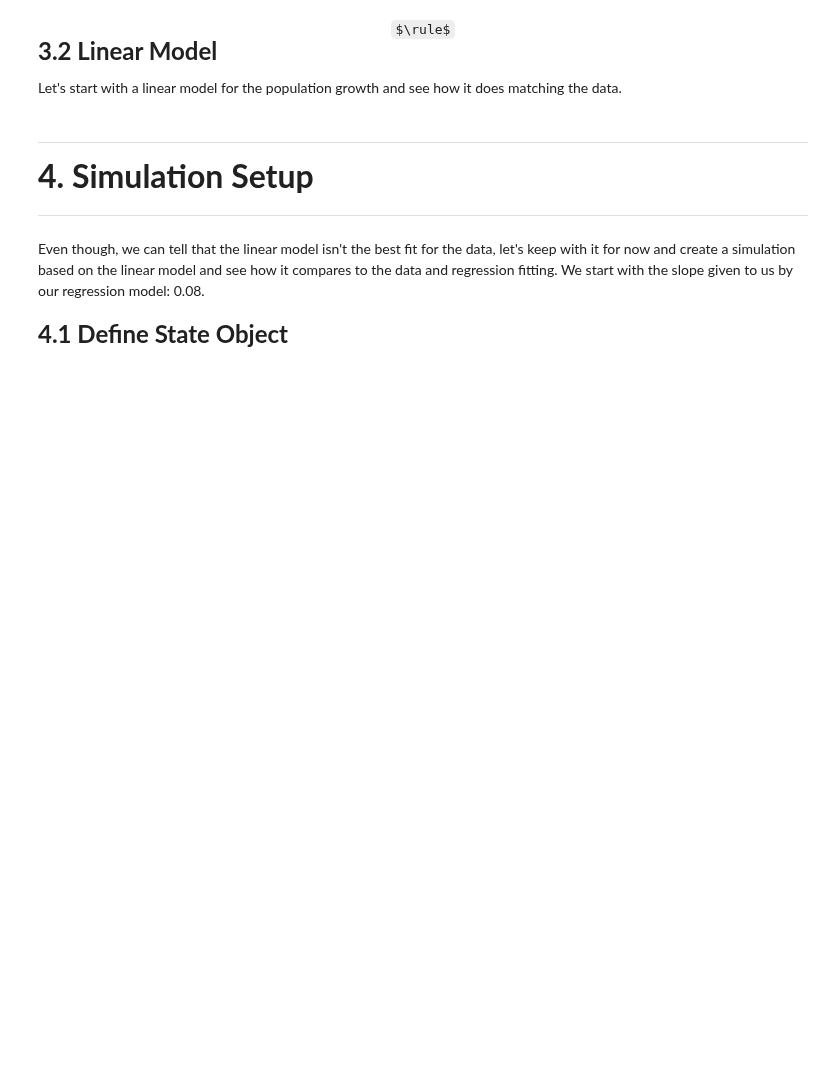
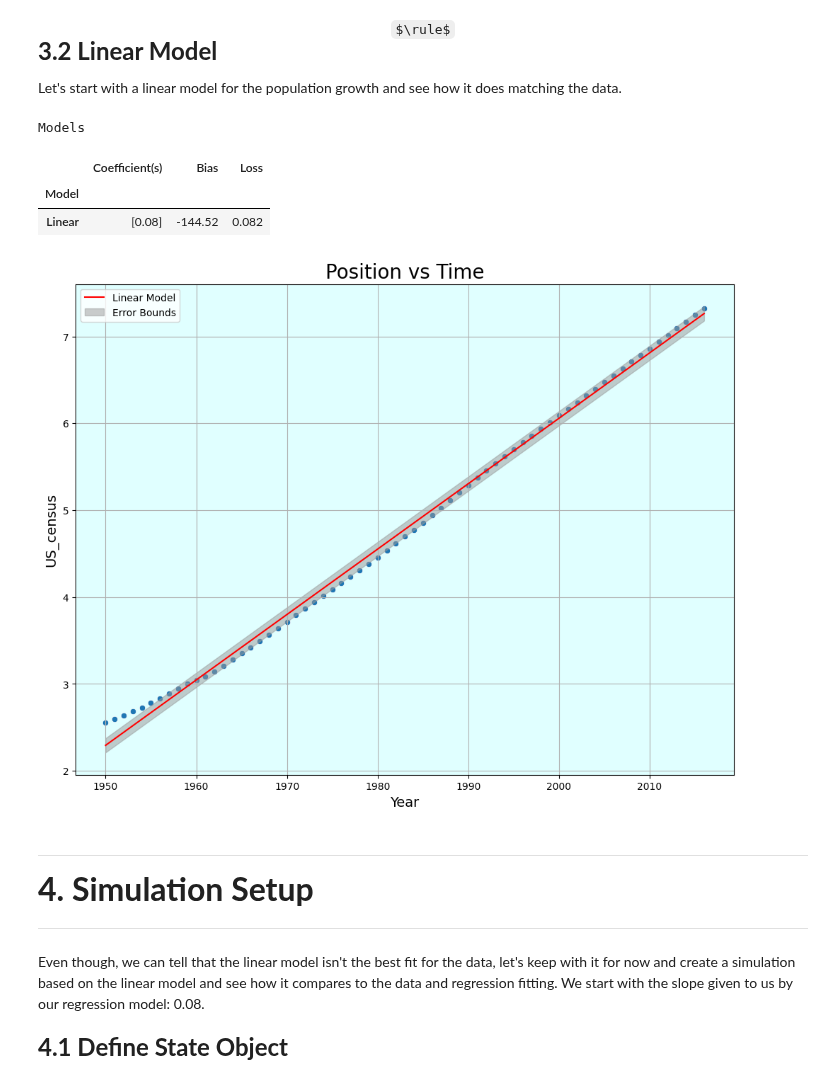
Before and after one commit to dr-bankert-augustana/PHYS_200, a Jupyter notebook: Lessons/Module_3/Lesson_3_3.ipynb, the cells around one changed output. Drawn from its saved outputs; the diff is of its cells as text; code cells hidden in the pictures; some formulas as TeX source; blank space fills up the shorter version.

```diff
--- a/Lessons/Module_3/Lesson_3_3.ipynb
+++ b/Lessons/Module_3/Lesson_3_3.ipynb
@@ -496,8 +528,6 @@ Let's start with a linear model for the population growth and see how it does ma
 ##=============================================================================================##
 ## Create the Model and Get the Results and Predictions:                                       ##
 ##=============================================================================================##
-
-display_dataframes([y],["Target Data Modified"])
 
 linear_results, linear_predictions = create_model(X, y, "Linear", bias_on = True)
 
@@ -521,33 +551,39 @@ bias_list = [linear_results["Bias"][0]]
 
 loss_list = [linear_results["Loss"][0]]
 
 # Display the results:
 
 display_model(name_list, coef_list, bias_list, loss_list, "Models")
 
 ##=============================================================================================##
 ## Create a Plot of the Data:                                                                  ##
 ##=============================================================================================##
 
 # Set the title of the plot:
 
 title = "Position vs Time"
 
 # Set the x-axis and y-axis labels:
 
 x_label = "Year"
 y_label = "US_census"
 
 # Create the model, color, and label lists:
 
 model_list = [linear_predictions]
 color_list = ["red"]
 label_list = ["Linear Model"]
 
 # Create a scatterplot of the feature data vs the target data:
 
 graph = plot_data(X[x_label], y[y_label], title, [x_label, y_label], model_list, color_list,
                   label_list, error_display = True, error = loss_list[-1])
+# %% [output]
+Models
+|  | Coefficient(s) | Bias | Loss |
+| Model |  |  |  |
+| Linear | [0.08] | -144.52 | 0.082 |
+[figure, added]
 # %% [markdown]
 <a name="Setup"></a>
 
```
Also changed, not shown: parts of 11 cells of this notebook.
